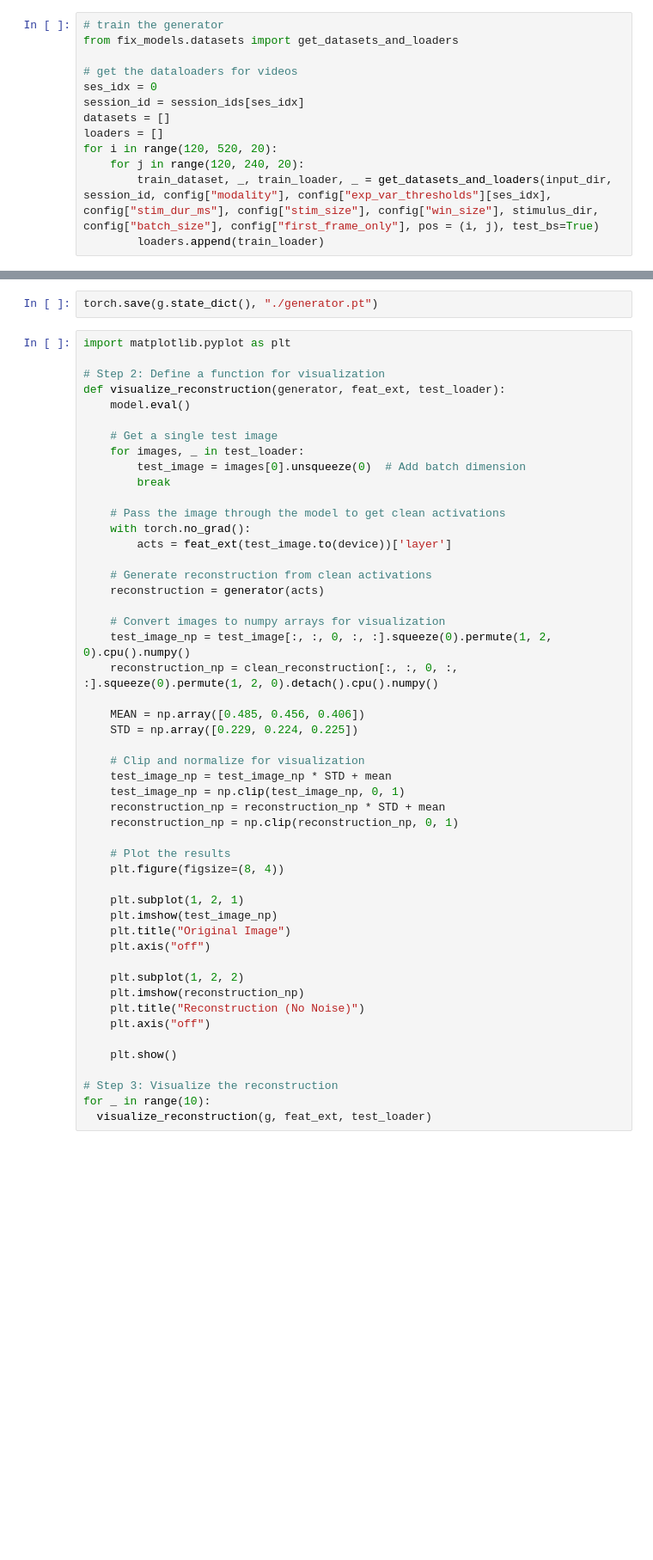
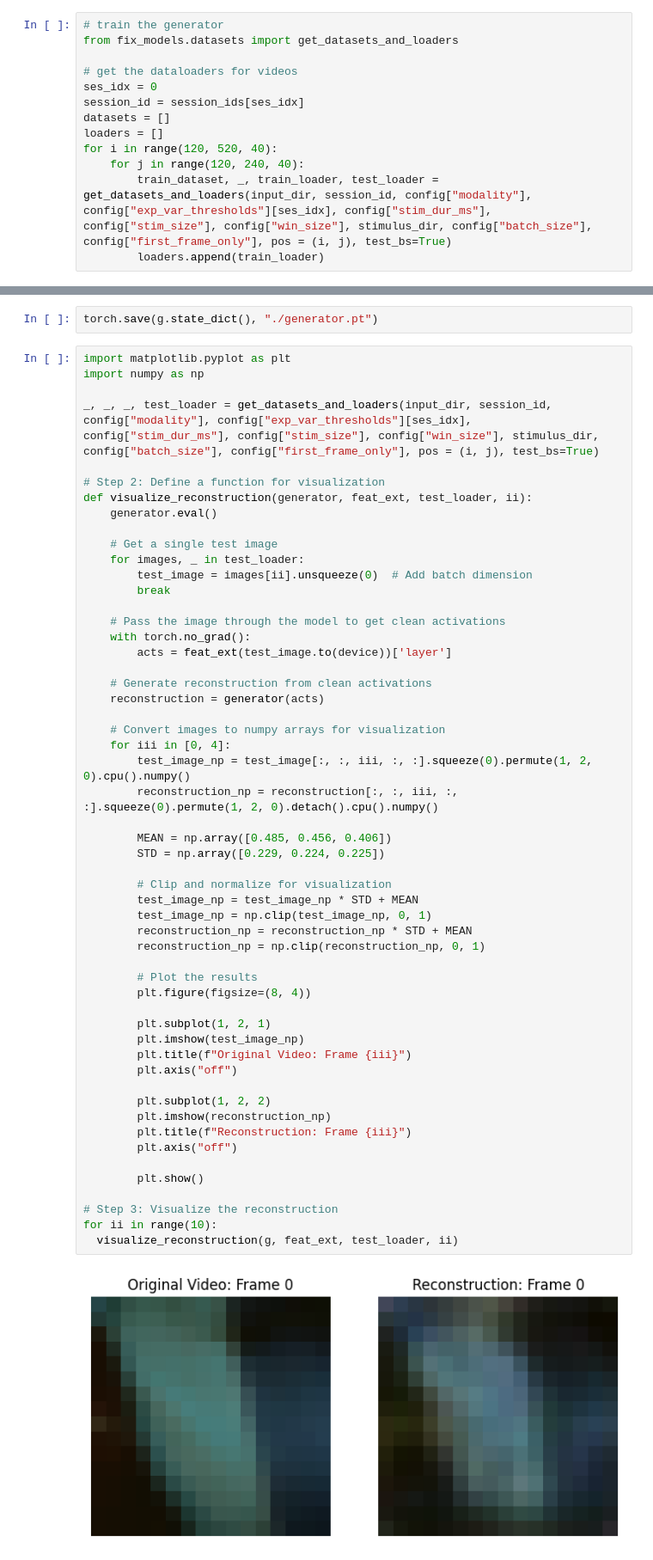
Before and after one commit to et22/cs230, a Jupyter notebook: train_decoding_siamese.ipynb, the cells around one changed output, grey strips where cells are left out. Shown at 86% size. Drawn from its saved outputs; the diff is of its cells as text; blank space fills up the shorter version.

Commit message:
reconstruction

```diff
--- a/train_decoding_siamese.ipynb
+++ b/train_decoding_siamese.ipynb
@@ -108,9 +108,9 @@ ses_idx = 0
 session_id = session_ids[ses_idx]
 datasets = []
 loaders = []
-for i in range(120, 520, 20):
-    for j in range(120, 240, 20):
-        train_dataset, _, train_loader, _ = get_datasets_and_loaders(input_dir, session_id, config["modality"], config["exp_var_thresholds"][ses_idx], config["stim_dur_ms"], config["stim_size"], config["win_size"], stimulus_dir, config["batch_size"], config["first_frame_only"], pos = (i, j), test_bs=True)
+for i in range(120, 520, 40):
+    for j in range(120, 240, 40):
+        train_dataset, _, train_loader, test_loader = get_datasets_and_loaders(input_dir, session_id, config["modality"], config["exp_var_thresholds"][ses_idx], config["stim_dur_ms"], config["stim_size"], config["win_size"], stimulus_dir, config["batch_size"], config["first_frame_only"], pos = (i, j), test_bs=True)
         loaders.append(train_loader)
 # %%
 from tqdm import tqdm
@@ -151,51 +151,57 @@ Epoch [12/120], Loss: 12.0861
 torch.save(g.state_dict(), "./generator.pt")
 # %%
 import matplotlib.pyplot as plt
+import numpy as np
+
+_, _, _, test_loader = get_datasets_and_loaders(input_dir, session_id, config["modality"], config["exp_var_thresholds"][ses_idx], config["stim_dur_ms"], config["stim_size"], config["win_size"], stimulus_dir, config["batch_size"], config["first_frame_only"], pos = (i, j), test_bs=True)
 
 # Step 2: Define a function for visualization
-def visualize_reconstruction(generator, feat_ext, test_loader):
-    model.eval()
+def visualize_reconstruction(generator, feat_ext, test_loader, ii):
+    generator.eval()
 
     # Get a single test image
     for images, _ in test_loader:
-        test_image = images[0].unsqueeze(0)  # Add batch dimension
+        test_image = images[ii].unsqueeze(0)  # Add batch dimension
         break
 
     # Pass the image through the model to get clean activations
     with torch.no_grad():
         acts = feat_ext(test_image.to(device))['layer']
 
     # Generate reconstruction from clean activations
     reconstruction = generator(acts)
 
     # Convert images to numpy arrays for visualization
-    test_image_np = test_image[:, :, 0, :, :].squeeze(0).permute(1, 2, 0).cpu().numpy()
-    reconstruction_np = clean_reconstruction[:, :, 0, :, :].squeeze(0).permute(1, 2, 0).detach().cpu().numpy()
+    for iii in [0, 4]:
+        test_image_np = test_image[:, :, iii, :, :].squeeze(0).permute(1, 2, 0).cpu().numpy()
+        reconstruction_np = reconstruction[:, :, iii, :, :].squeeze(0).permute(1, 2, 0).detach().cpu().numpy()
 
-    MEAN = np.array([0.485, 0.456, 0.406])
-    STD = np.array([0.229, 0.224, 0.225])
+        MEAN = np.array([0.485, 0.456, 0.406])
+        STD = np.array([0.229, 0.224, 0.225])
 
-    # Clip and normalize for visualization
-    test_image_np = test_image_np * STD + mean
-    test_image_np = np.clip(test_image_np, 0, 1)
-    reconstruction_np = reconstruction_np * STD + mean
-    reconstruction_np = np.clip(reconstruction_np, 0, 1)
+        # Clip and normalize for visualization
+        test_image_np = test_image_np * STD + MEAN
+        test_image_np = np.clip(test_image_np, 0, 1)
+        reconstruction_np = reconstruction_np * STD + MEAN
+        reconstruction_np = np.clip(reconstruction_np, 0, 1)
 
-    # Plot the results
-    plt.figure(figsize=(8, 4))
+        # Plot the results
+        plt.figure(figsize=(8, 4))
 
-    plt.subplot(1, 2, 1)
-    plt.imshow(test_image_np)
-    plt.title("Original Image")
-    plt.axis("off")
+        plt.subplot(1, 2, 1)
+        plt.imshow(test_image_np)
+        plt.title(f"Original Video: Frame {iii}")
+        plt.axis("off")
 
-    plt.subplot(1, 2, 2)
-    plt.imshow(reconstruction_np)
-    plt.title("Reconstruction (No Noise)")
-    plt.axis("off")
+        plt.subplot(1, 2, 2)
+        plt.imshow(reconstruction_np)
+        plt.title(f"Reconstruction: Frame {iii}")
+        plt.axis("off")
 
-    plt.show()
+        plt.show()
 
 # Step 3: Visualize the reconstruction
-for _ in range(10):
-  visualize_reconstruction(g, feat_ext, test_loader)
+for ii in range(10):
+  visualize_reconstruction(g, feat_ext, test_loader, ii)
+# %% [output]
+[figure, added]
```
Also changed, not shown: parts of 16 cells of this notebook, 19 other files.
